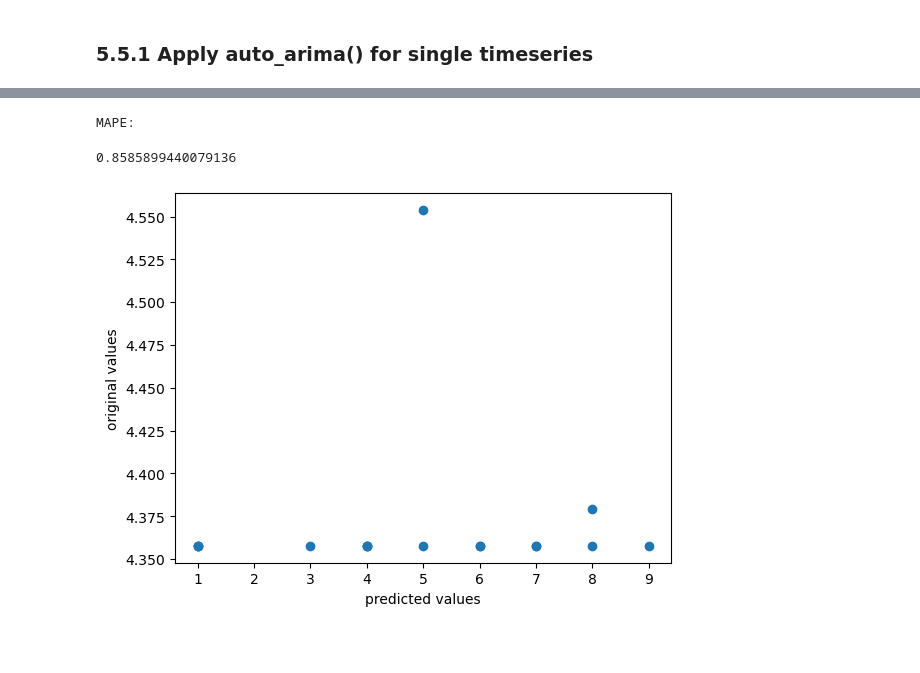
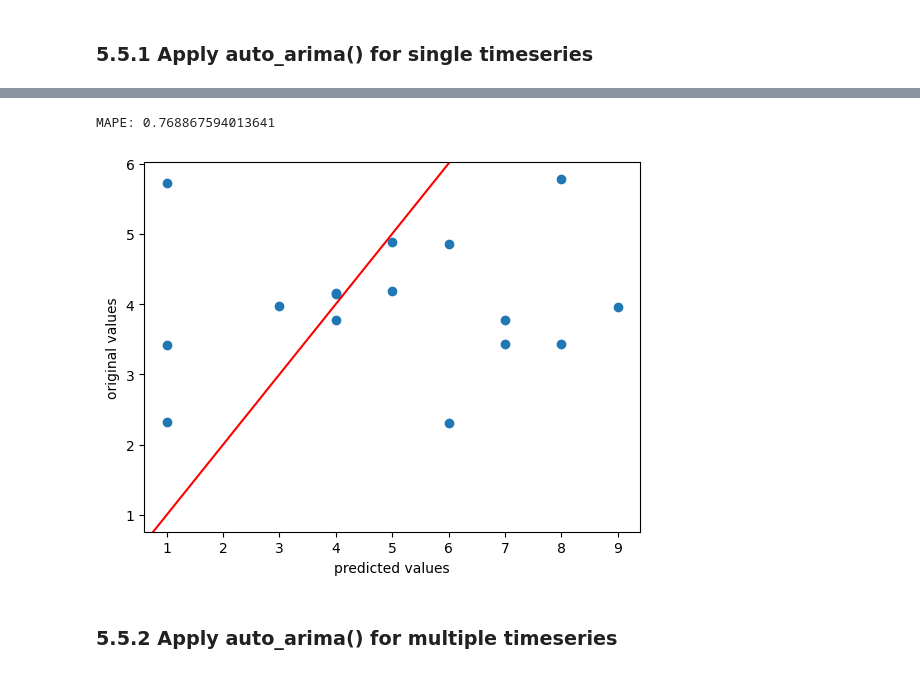
Before and after one commit to zxie9/Capstone-Project-Two, a Jupyter notebook: Notebooks/5. Modeling.ipynb, the cells around one changed output, grey strips where cells are left out. Cells and saved outputs as stored; diff of their text form; code cells hidden in the pictures; blank space fills up the shorter version.

```diff
--- a/Notebooks/5. Modeling.ipynb
+++ b/Notebooks/5. Modeling.ipynb
@@ -70,14 +72,13 @@ print(len(stores), len(families))
 grp = data.groupby(['store_nbr', 'family'])
 
 df = pd.DataFrame()
-col = 1
 
 for s in stores:
     for f in families:
         grp_sel = grp.get_group((s, f))
-        df_temp = pd.DataFrame(grp_sel['sales']).rename(columns={'sales': col})
+        col_name = str(s)+","+f
+        df_temp = pd.DataFrame(grp_sel['sales']).rename(columns={'sales': col_name})
         df = pd.concat([df, df_temp], axis=1)
-        col = col+1
 
 df.head()
 # %% [output]
@@ -103,23 +93,30 @@ df.tail()
 # %%
-# train-test split
+# train-test split: the last 16 days as testing set
 n_train = len(df)-16
-df_train = df[0:n_train]
+df_train = df[7:n_train] #starting from day 8
 df_test = df[n_train:]
 # %% [markdown]
 ## 5.5 Modeling<a id='5.5'></a>
 # %% [markdown]
 ### 5.5.1 Apply auto_arima() for single timeseries<a id='5.5.1'></a>
 # %%
-y1_train = df_train[1] # first column
-y1_test = df_test[1]
+y1_train = df_train["1,AUTOMOTIVE"] # first column
+y1_test = df_test["1,AUTOMOTIVE"]
 # %%
 # use pmdarima to automatically select best ARIMA model
 model = pm.auto_arima(y1_train,
+                      start_p=0, start_q=0, # minimum p and q
+                      max_p=7, max_q=7,     # maximum p and q
+                      max_order=None,
+                      test='adf',           # use adftest to find optimal 'd'
+                      seasonal=True,
+                      m=7,                   # seasonality: weekly
                       d=None,               # let model determine 'd' (order of first-differencing)
-                      start_p=0, start_q=0, # minimum p and q
-                      max_p=15, max_q=15,   # maximum p and q
                       D=None,               # let model determine 'D' (order of the seasonal differencing)
-                      trace=True)           # print status on the fits
+                      trace=True,           # print status on the fits
+                      error_action='ignore',
+                      suppress_warnings=True,
+                      stepwise=True)
 
 # print model summary
 print(model.summary())
@@ -208,18 +152,18 @@ APE_y1 = abs( (y1_test.values - y1_pred.values) / y1_test.values) # ma: moving a
 
 # MEAN(APE)
 mAPE_y1 = np.mean(APE_y1)
-print('MAPE:')
-mAPE_y1
+print('MAPE: '+str(mAPE_y1))
 # %% [output]
-MAPE:
+MAPE: 0.768867594013641
-0.8585899440079136
 # %%
 # predicted-vs-actual scatterplot
 fig, ax = plt.subplots()
 ax.scatter(y1_test.values, y1_pred.values)
 plt.xlabel("predicted values")
 plt.ylabel("original values")
-# ax.axline((1,1), slope=1, color = 'red')
+ax.axline((1,1), slope=1, color = 'red')
 plt.show()
 # %% [output]
-[figure, old version]
+[figure, new version]
+# %% [markdown]
+### 5.5.2 Apply auto_arima() for multiple timeseries<a id='5.5.2'></a>
```
Also changed, not shown: parts of 21 cells of this notebook.
